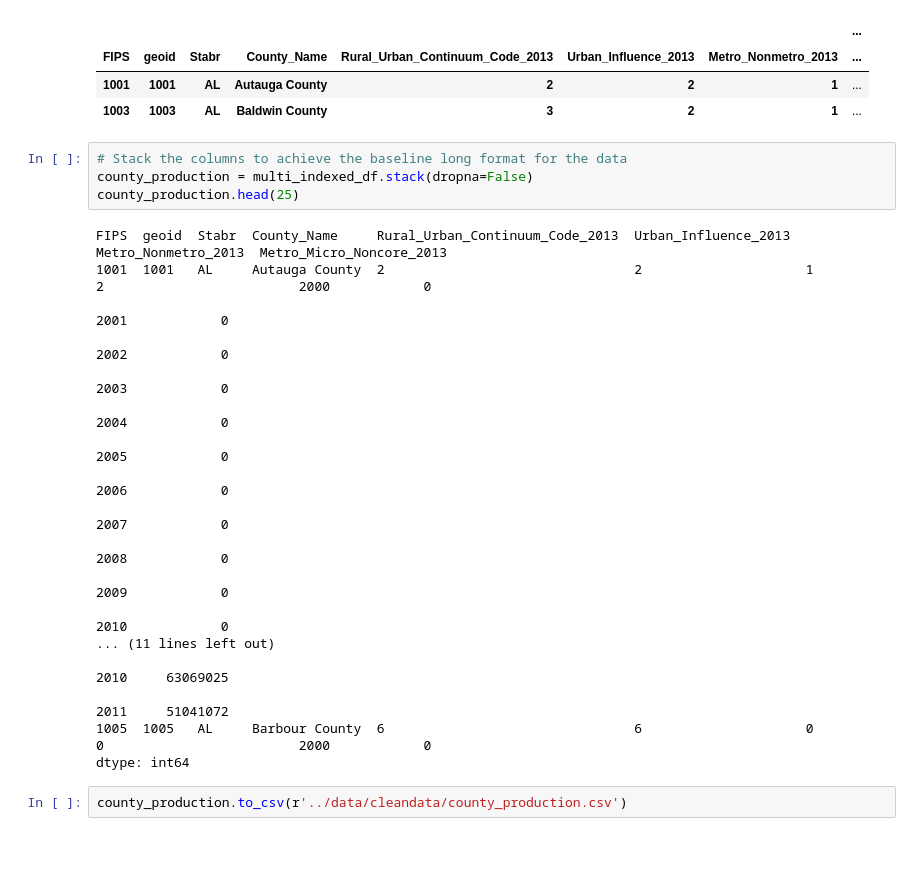
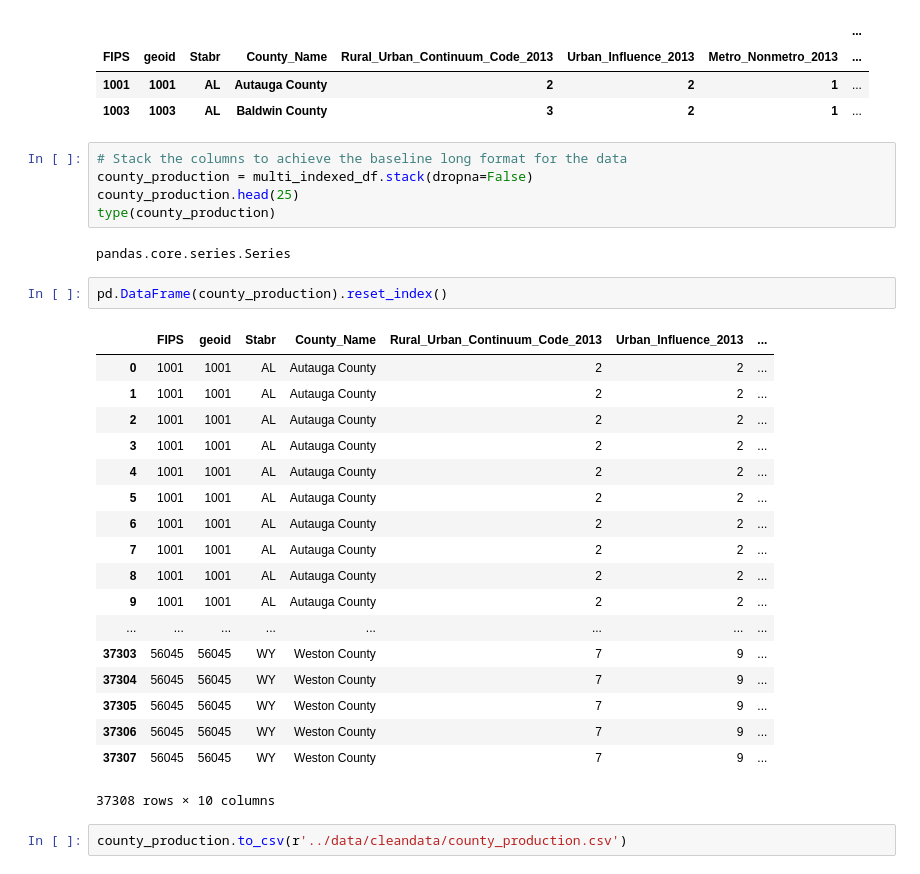
Before and after one commit to velmavasquez/Natural-Gas-Project, a Jupyter notebook: notebooks/Carlton.ipynb, the cells around one changed output. Cells and saved outputs as stored; diff of their text form; blank space fills up the shorter version.

```diff
--- a/notebooks/Carlton.ipynb
+++ b/notebooks/Carlton.ipynb
@@ -76,24 +76,30 @@ multi_indexed_df.head(2)
 # Stack the columns to achieve the baseline long format for the data
 county_production = multi_indexed_df.stack(dropna=False)
 county_production.head(25)
+type(county_production)
 # %% [output]
-FIPS  geoid  Stabr  County_Name     Rural_Urban_Continuum_Code_2013  Urban_Influence_2013  Metro_Nonmetro_2013  Metro_Micro_Noncore_2013
-1001  1001   AL     Autauga County  2                                2                     1                    2                         2000            0
-                                                                                                                                          2001            0
-                                                                                                                                          2002            0
-                                                                                                                                          2003            0
-                                                                                                                                          2004            0
-                                                                                                                                          2005            0
-                                                                                                                                          2006            0
-                                                                                                                                          2007            0
-                                                                                                                                          2008            0
-                                                                                                                                          2009            0
-                                                                                                                                          2010            0
-... (11 lines left out)
-                                                                                                                                          2010     63069025
-                                                                                                                                          2011     51041072
-1005  1005   AL     Barbour County  6                                6                     0                    0                         2000            0
-dtype: int64
+pandas.core.series.Series
+# %%
+pd.DataFrame(county_production).reset_index()
+# %% [output]
+|  | FIPS | geoid | Stabr | County_Name | Rural_Urban_Continuum_Code_2013 | Urban_Influence_2013 | ... |
+| 0 | 1001 | 1001 | AL | Autauga County | 2 | 2 | ... |
+| 1 | 1001 | 1001 | AL | Autauga County | 2 | 2 | ... |
+| 2 | 1001 | 1001 | AL | Autauga County | 2 | 2 | ... |
+| 3 | 1001 | 1001 | AL | Autauga County | 2 | 2 | ... |
+| 4 | 1001 | 1001 | AL | Autauga County | 2 | 2 | ... |
+| 5 | 1001 | 1001 | AL | Autauga County | 2 | 2 | ... |
+| 6 | 1001 | 1001 | AL | Autauga County | 2 | 2 | ... |
+| 7 | 1001 | 1001 | AL | Autauga County | 2 | 2 | ... |
+| 8 | 1001 | 1001 | AL | Autauga County | 2 | 2 | ... |
+| 9 | 1001 | 1001 | AL | Autauga County | 2 | 2 | ... |
+| ... | ... | ... | ... | ... | ... | ... | ... |
+| 37303 | 56045 | 56045 | WY | Weston County | 7 | 9 | ... |
+| 37304 | 56045 | 56045 | WY | Weston County | 7 | 9 | ... |
+| 37305 | 56045 | 56045 | WY | Weston County | 7 | 9 | ... |
+| 37306 | 56045 | 56045 | WY | Weston County | 7 | 9 | ... |
+| 37307 | 56045 | 56045 | WY | Weston County | 7 | 9 | ... |
+37308 rows × 10 columns
 # %%
 county_production.to_csv(r'../data/cleandata/county_production.csv')
 # %%
```
Also changed, not shown: 2 other files.
